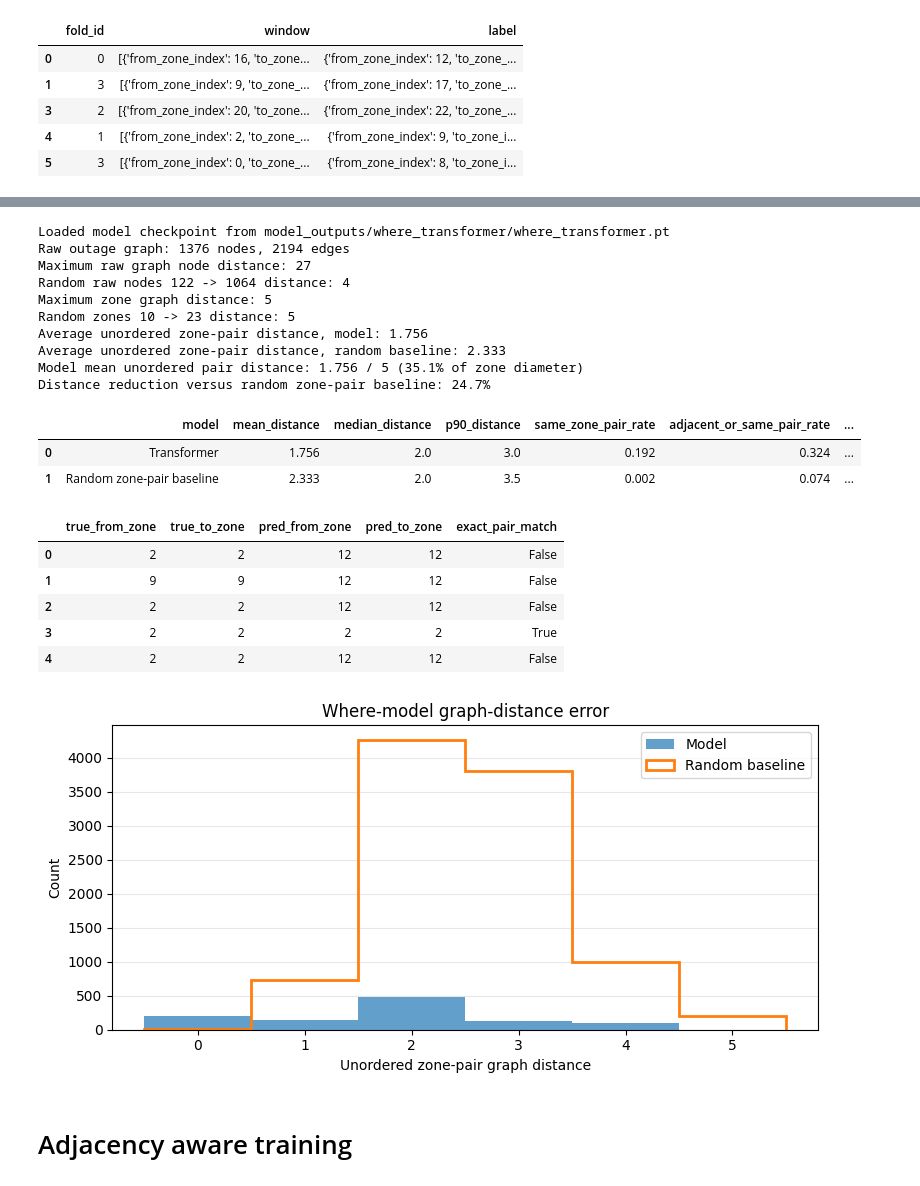
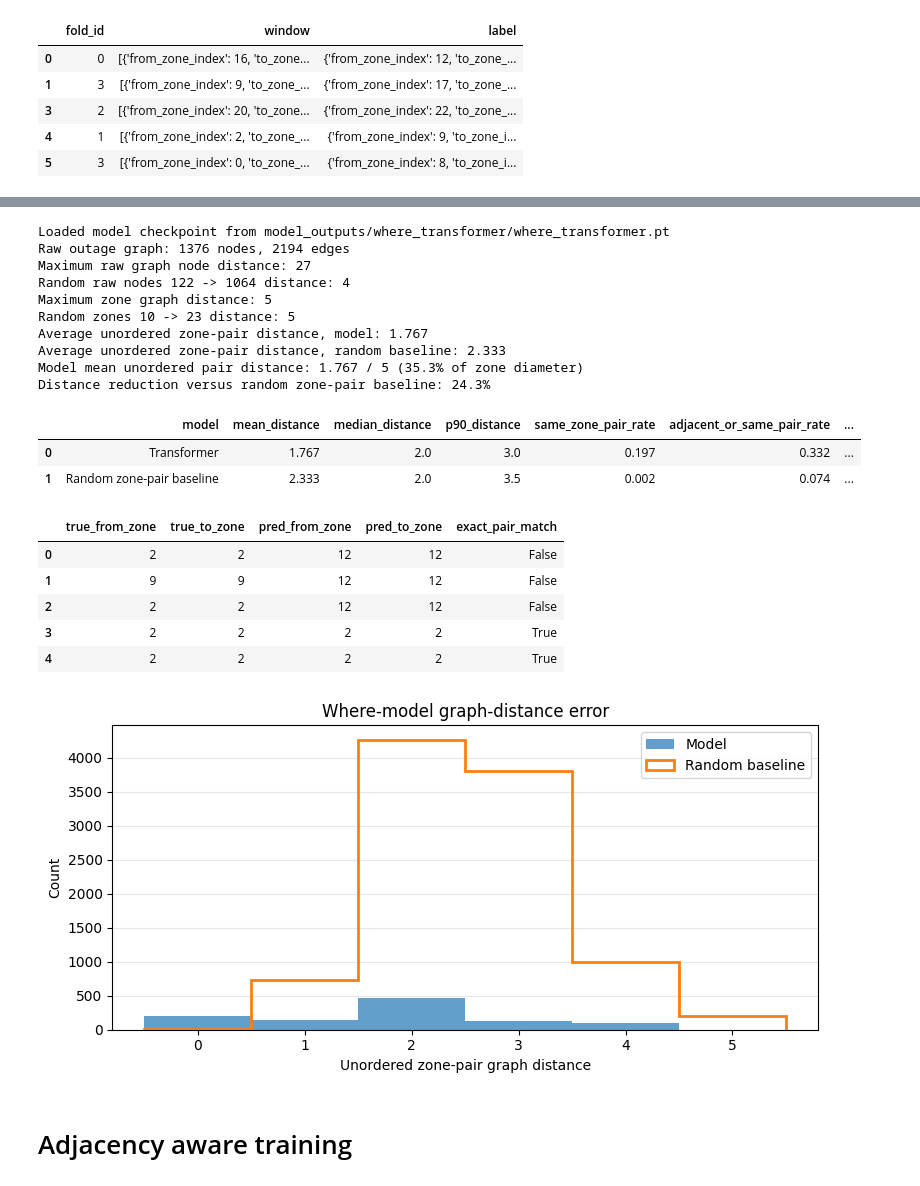
Before and after one commit to mohamad-hasan-sohan-ajini/predictive-maintenance, a Jupyter notebook: src/predictive_maintenance_xgboost_where.ipynb, the cells around one changed output, grey strips where cells are left out. Saved outputs shown, nothing was run; the diff lists cells and outputs as text; code cells hidden in the pictures.

```diff
--- a/src/predictive_maintenance_xgboost_where.ipynb
+++ b/src/predictive_maintenance_xgboost_where.ipynb
@@ -210,7 +211,7 @@ WhereTransformer(
 )
 # %%
 LEARNING_RATE = 3e-6
-NUM_EPOCHS = 30
+NUM_EPOCHS = 50
 VIRTUAL_BATCH_SIZE = 32
 DEVICE = torch.device("cuda" if torch.cuda.is_available() else "cpu")
 
@@ -624,45 +631,46 @@ print(
 display(summary_df.round(3))
 display(prediction_df.head())
 
 bins = np.arange(-0.5, zone_graph_diameter + 1.5, 1)
 fig, ax = plt.subplots(figsize=(8, 4))
 ax.hist(
     pair_distances[np.isfinite(pair_distances)], bins=bins, alpha=0.7, label="Model"
 )
 ax.hist(
     random_pair_distances[np.isfinite(random_pair_distances)],
     bins=bins,
     histtype="step",
     linewidth=2,
     label="Random baseline",
 )
 ax.set_xlabel("Unordered zone-pair graph distance")
 ax.set_ylabel("Count")
-ax.set_title("Where-model graph-distance error")
+# ax.set_title("Where-model graph-distance error")
 ax.legend()
 ax.grid(axis="y", alpha=0.3)
 plt.tight_layout()
+plt.savefig(OUTPUT_DIR / "where_graph_distance_error.pdf", dpi=300)
 plt.show()
 # %% [output]
 Loaded model checkpoint from model_outputs/where_transformer/where_transformer.pt
 Raw outage graph: 1376 nodes, 2194 edges
 Maximum raw graph node distance: 27
 Random raw nodes 122 -> 1064 distance: 4
 Maximum zone graph distance: 5
 Random zones 10 -> 23 distance: 5
-Average unordered zone-pair distance, model: 1.756
+Average unordered zone-pair distance, model: 1.767
 Average unordered zone-pair distance, random baseline: 2.333
-Model mean unordered pair distance: 1.756 / 5 (35.1% of zone diameter)
-Distance reduction versus random zone-pair baseline: 24.7%
+Model mean unordered pair distance: 1.767 / 5 (35.3% of zone diameter)
+Distance reduction versus random zone-pair baseline: 24.3%
 |  | model | mean_distance | median_distance | p90_distance | same_zone_pair_rate | adjacent_or_same_pair_rate | ... |
-| 0 | Transformer | 1.756 | 2.0 | 3.0 | 0.192 | 0.324 | ... |
+| 0 | Transformer | 1.767 | 2.0 | 3.0 | 0.197 | 0.332 | ... |
 | 1 | Random zone-pair baseline | 2.333 | 2.0 | 3.5 | 0.002 | 0.074 | ... |
 |  | true_from_zone | true_to_zone | pred_from_zone | pred_to_zone | exact_pair_match |
 | 0 | 2 | 2 | 12 | 12 | False |
 | 1 | 9 | 9 | 12 | 12 | False |
 | 2 | 2 | 2 | 12 | 12 | False |
 | 3 | 2 | 2 | 2 | 2 | True |
-| 4 | 2 | 2 | 12 | 12 | False |
+| 4 | 2 | 2 | 2 | 2 | True |
 [figure]
 # %% [markdown]
 # Adjacency aware training
```
Also changed, not shown: parts of 5 cells of this notebook.
